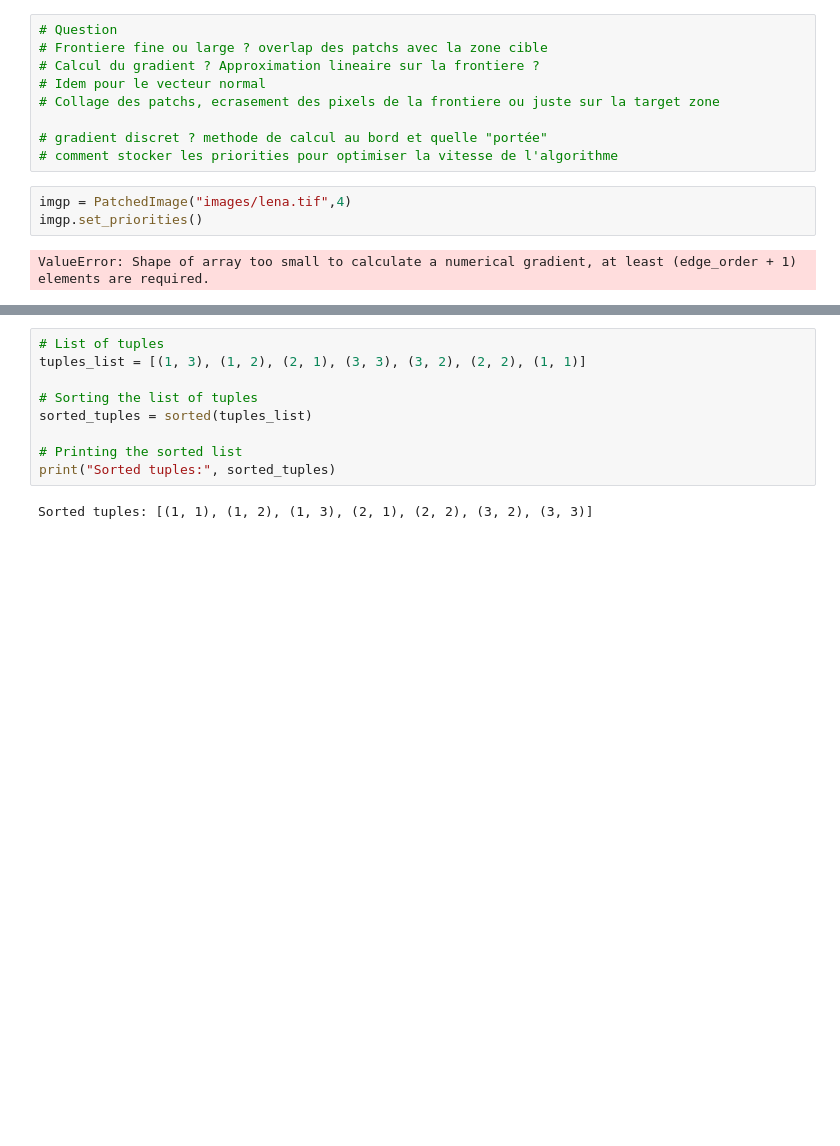
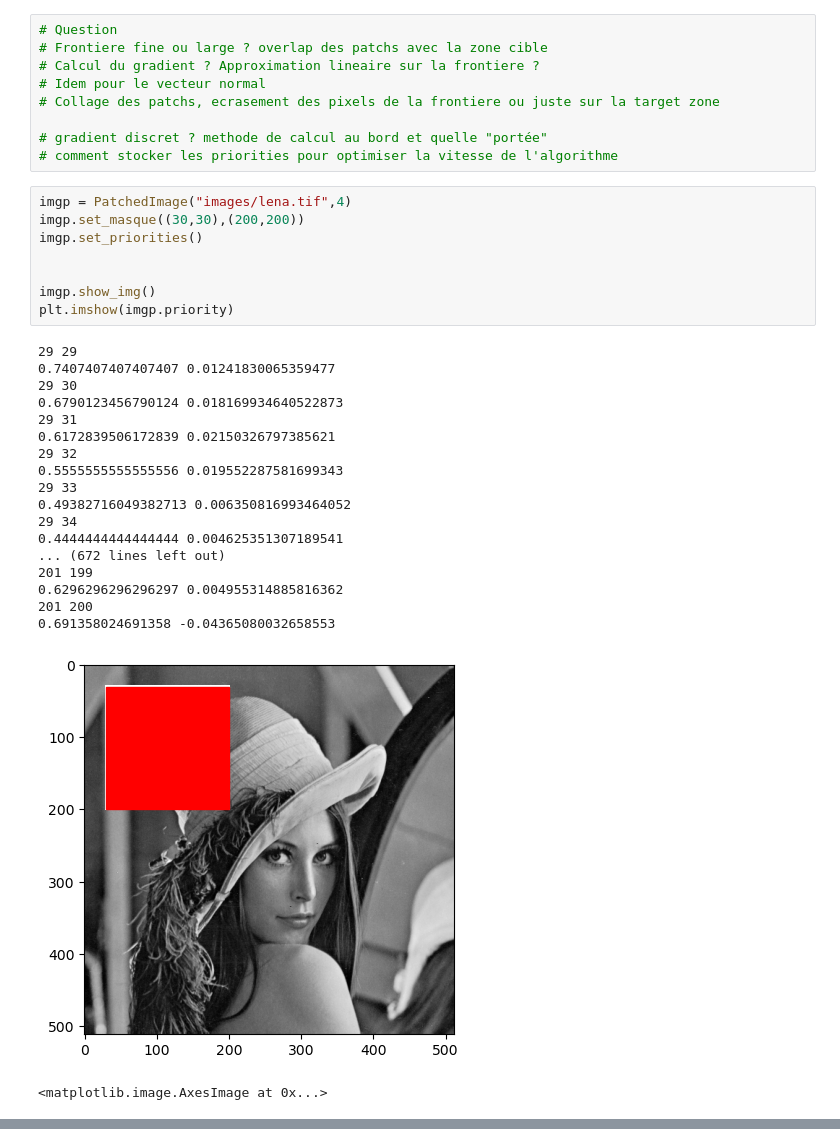
Before and after one commit to clementgilli/inpainting, a Jupyter notebook: worksheet_jean.ipynb, the cells around one changed output, grey strips where cells are left out. Saved outputs shown, nothing was run; the diff lists cells and outputs as text; blank space fills up the shorter version.

```diff
--- a/worksheet_jean.ipynb
+++ b/worksheet_jean.ipynb
@@ -197,6 +208,29 @@ class PatchedImage():
 # comment stocker les priorities pour optimiser la vitesse de l'algorithme
 # %%
 imgp = PatchedImage("images/lena.tif",4)
+imgp.set_masque((30,30),(200,200))
 imgp.set_priorities()
+
+
+imgp.show_img()
+plt.imshow(imgp.priority)
 # %% [output]
-ValueError: Shape of array too small to calculate a numerical gradient, at least (edge_order + 1) elements are required.
+29 29
+0.7407407407407407 0.01241830065359477
+29 30
+0.6790123456790124 0.018169934640522873
+29 31
+0.6172839506172839 0.02150326797385621
+29 32
+0.5555555555555556 0.019552287581699343
+29 33
+0.49382716049382713 0.006350816993464052
+29 34
+0.4444444444444444 0.004625351307189541
+... (672 lines left out)
+201 199
+0.6296296296296297 0.004955314885816362
+201 200
+0.691358024691358 -0.04365080032658553
+[figure, added]
+<matplotlib.image.AxesImage at 0x...>
@@ -203,11 +237,0 @@ ValueError: Shape of array too small to calculate a numerical gradient, at least
-# %%
-# List of tuples
-tuples_list = [(1, 3), (1, 2), (2, 1), (3, 3), (3, 2), (2, 2), (1, 1)]
-
-# Sorting the list of tuples
-sorted_tuples = sorted(tuples_list)
-
-# Printing the sorted list
-print("Sorted tuples:", sorted_tuples)
-# %% [output]
-Sorted tuples: [(1, 1), (1, 2), (1, 3), (2, 1), (2, 2), (3, 2), (3, 3)]
```
Also changed, not shown: parts of 4 cells of this notebook.
